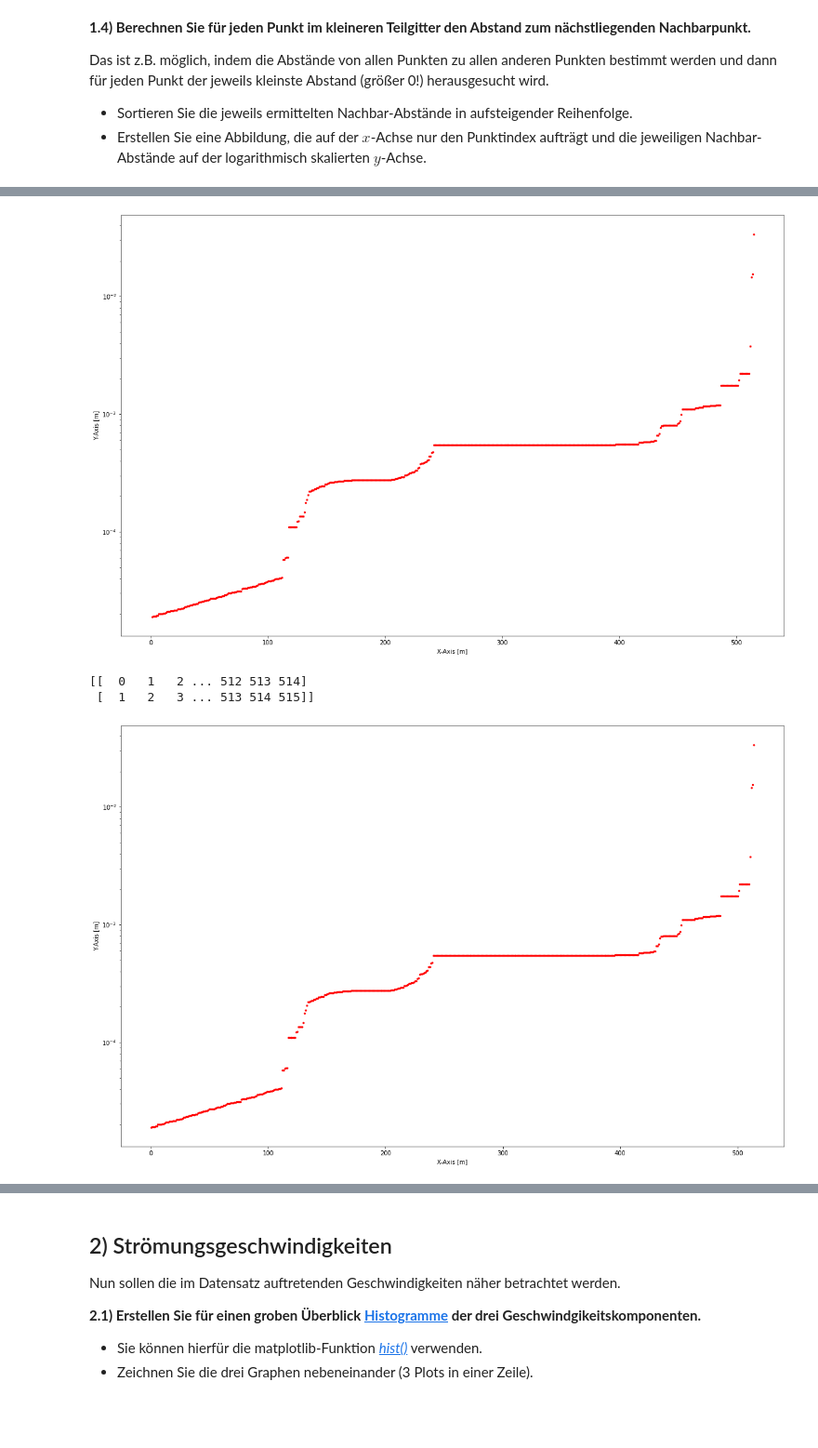
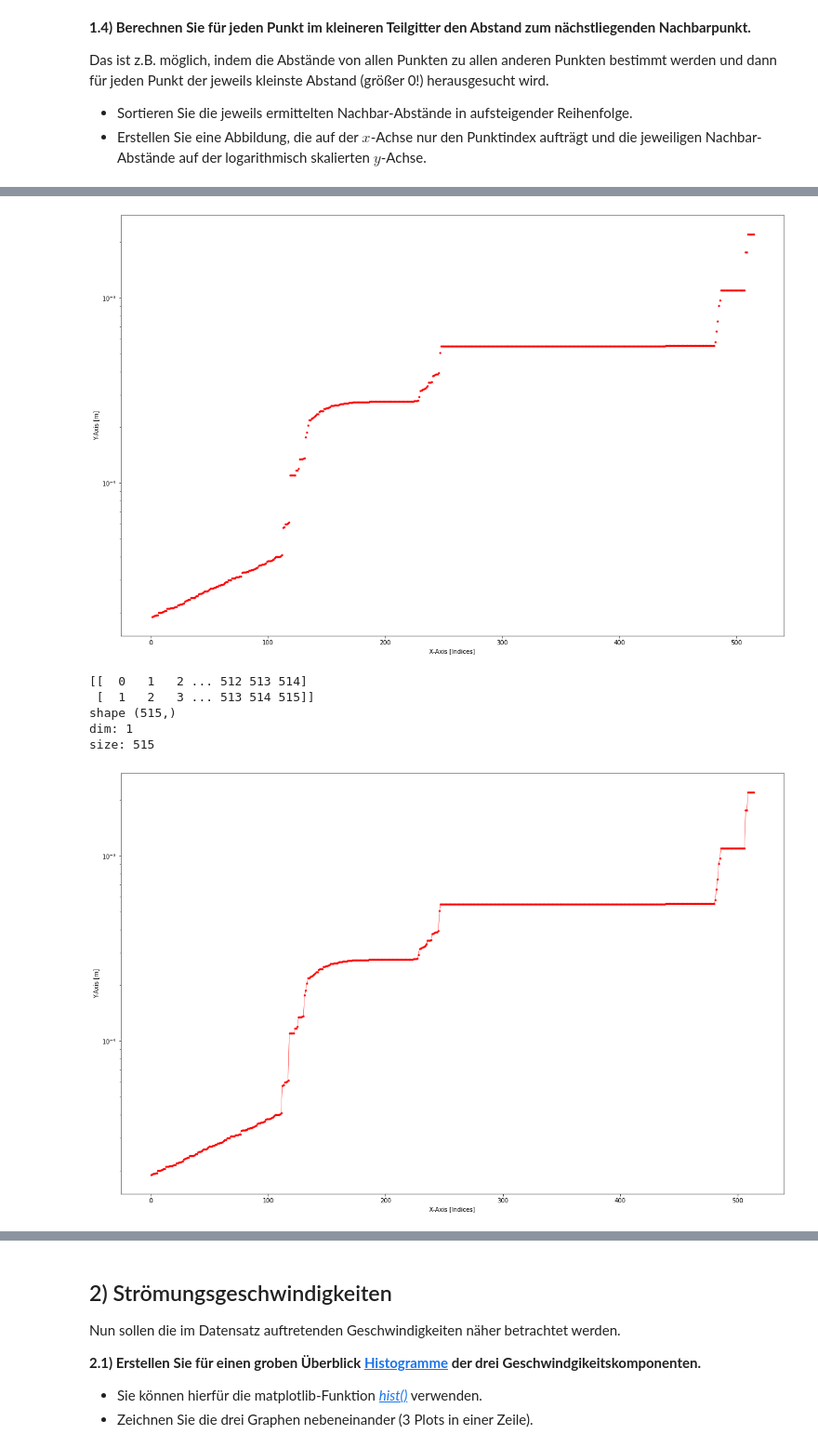
Before and after one commit to jlb-jlb/python_fuer_Ings, a Jupyter notebook: HA3 Standard/HA3normal_Gruppe186.ipynb, the cells around one changed output, grey strips where cells are left out. Shown at 93% size. Cells and saved outputs as stored; diff of their text form; code cells hidden in the pictures; blank space fills up the shorter version.

```diff
--- a/HA3 Standard/HA3normal_Gruppe186.ipynb
+++ b/HA3 Standard/HA3normal_Gruppe186.ipynb
@@ -208,3 +208,6 @@ plt.axis('equal')
 plt.show()
 # %% [output]
 [figure]
+# %%
+values = xy_tmp[:, (x > x_low) & (x < x_high) & (y > y_low)]
+values
@@ -210,0 +219,7 @@ plt.show()
+# %%
+# Vektoren sortieren nach Länge
+# values = values[:, np.argsort(values.sum(axis=0))]
+
+values = values[:, np.argsort(np.sqrt(values[0]**2 + values[1]**2))]
+
+values
@@ -210,0 +302,6 @@ plt.show()
+# %%
+zui = values.T
+ghjk= np.sqrt(np.sum( (zui[:, np.newaxis,:] - zui[np.newaxis, :, :])**2, axis=-1))
+ghjk = np.triu(ghjk)
+ghjk.sort()
+ghjk
@@ -277,33 +408,45 @@ indexes_2 = all_list[1,:].astype(int)
 plt.figure(figsize=(20, 13))
 # plt.plot(values[0, indexes_1], values[1, indexes_2], linestyle="-", linewidth=0.5, marker=".", markersize=5, color="red")
 plt.plot(all_list[0], all_list[2], linestyle="None", linewidth=0.5, marker=".", markersize=5, color="red")
-plt.xlabel("X-Axis [m]")
+plt.xlabel("X-Axis [Indices]")
 plt.ylabel("Y-Axis [m]")
 plt.yscale("log")
 
 plt.show()
 # %% [output]
-[figure, old version]
+[figure, new version]
 # %%
+index = np.diag_indices(len(ghjk))
+index = np.array([index[0][0:-1], index[1][1:]])
+ghjk[index[0], index[1]]
+
+
 # Hier die Solution ohne Schleifen
 tmp_d = D.copy()
 tmp_d.sort()
 tmp_d # die diagonale sind jetzt die werte:
 diag_indices = np.diag_indices(len(tmp_d))
-diag_indices = np.array([diag_indices[0][:-1], diag_indices[1][:-1]+1]) # wie verschieben die Diagonale eine Einheit nach rechts
+diag_indices = np.array([diag_indices[0][:-1], diag_indices[1][1:]]) # wie verschieben die Diagonale eine Einheit nach rechts
 print(diag_indices)
 out = tmp_d[diag_indices[0], diag_indices[1]]
 out.sort()
 
+print(f"shape {out.shape}")
+print(f"dim: {out.ndim}")
+print(f"size: {out.size}")
+
 plt.figure(figsize=(20, 13))
 # plt.plot(values[0, indexes_1], values[1, indexes_2], linestyle="-", linewidth=0.5, marker=".", markersize=5, color="red")
-plt.plot(np.arange(len(out)), out, linestyle="None", linewidth=0.5, marker=".", markersize=5, color="red")
-plt.xlabel("X-Axis [m]")
+plt.plot(np.arange(len(out)), out, linestyle="-", linewidth=0.5, marker=".", markersize=5, color="red")
+plt.xlabel("X-Axis [Indices]")
 plt.ylabel("Y-Axis [m]")
 plt.yscale("log")
 
 plt.show()
 # %% [output]
 [[  0   1   2 ... 512 513 514]
  [  1   2   3 ... 513 514 515]]
+shape (515,)
+dim: 1
+size: 515
-[figure, old version]
+[figure, new version]
```
Also changed, not shown: parts of 13 cells of this notebook.
